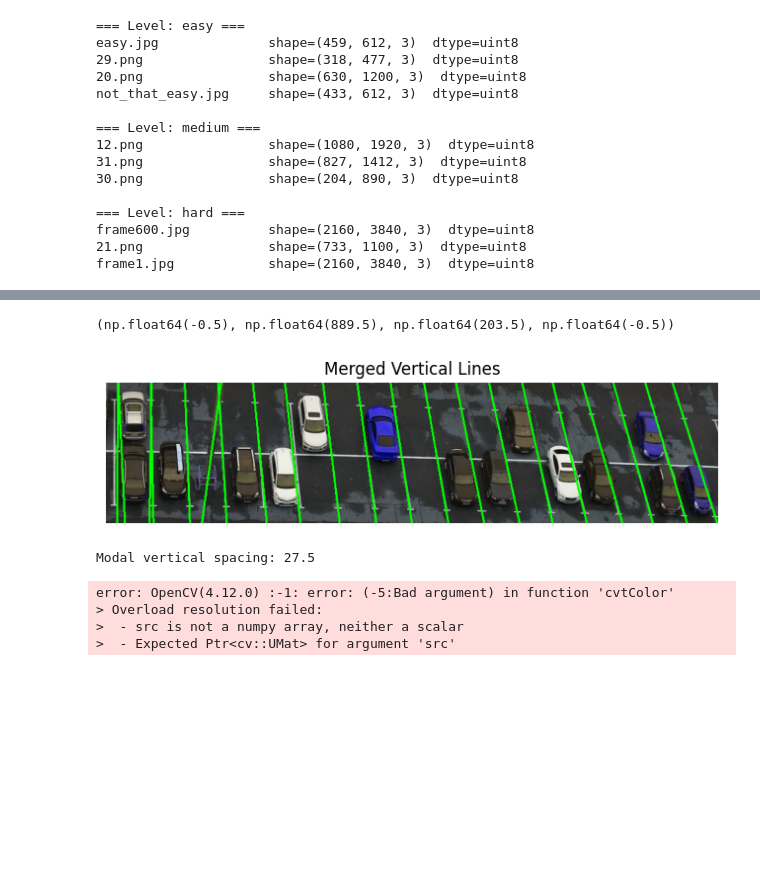
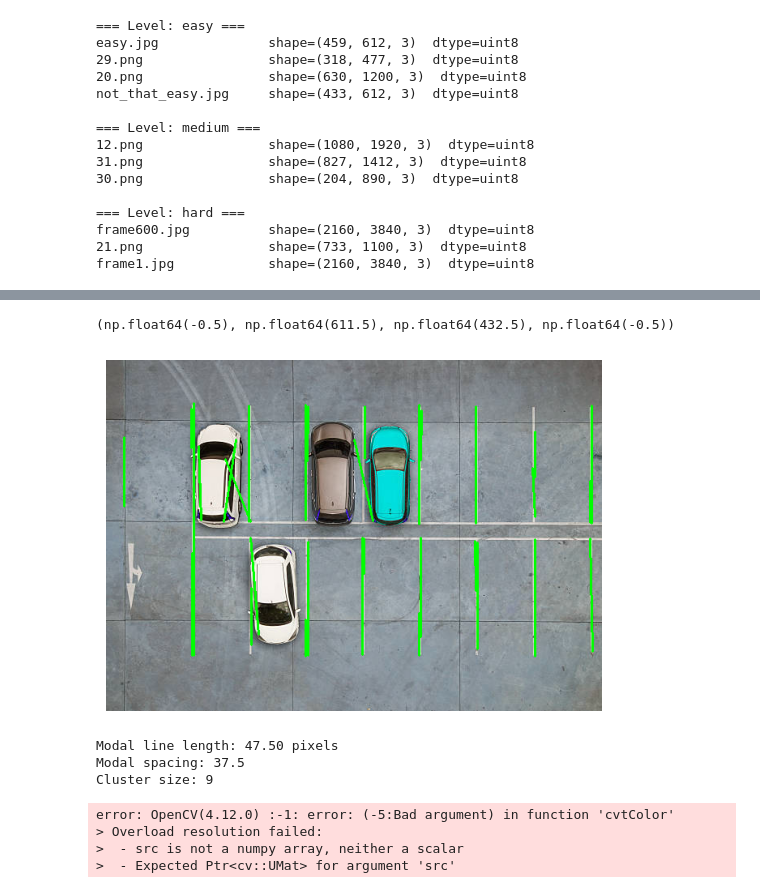
Before and after one commit to Bobfritguy/EE551_mini_project, a Jupyter notebook: mini_project.ipynb, the cells around one changed output, grey strips where cells are left out. Saved outputs shown, nothing was run; the diff lists cells and outputs as text; code cells hidden in the pictures; blank space fills up the shorter version.

```diff
--- a/mini_project.ipynb
+++ b/mini_project.ipynb
@@ -299,26 +293,0 @@ plt.axis("off")
-# %%
-merged_verticals = cluster_vertical_lines(filtered_lines, distance_thresh=20)
-
-# Draw on copy
-merged_vis = image.copy()
-
-for rho, theta in merged_verticals:
-    a = np.cos(theta)
-    b = np.sin(theta)
-    x0 = a * rho
-    y0 = b * rho
-
-    x1 = int(x0 + 2000 * (-b))
-    y1 = int(y0 + 2000 * (a))
-    x2 = int(x0 - 2000 * (-b))
-    y2 = int(y0 - 2000 * (a))
-
-    cv2.line(merged_vis, (x1, y1), (x2, y2), (0, 255, 0), 2)
-
-plt.figure(figsize=(8,8))
-plt.imshow(merged_vis)
-plt.title("Merged Vertical Lines")
-plt.axis("off")
-# %% [output]
-(np.float64(-0.5), np.float64(889.5), np.float64(203.5), np.float64(-0.5))
-[figure, removed]
@@ -325 +365,13 @@ plt.axis("off")
+# %%
+merged = merge_by_midpoint(filtered_lines, merge_radius=30)
+
+out = image.copy()
+for (x1, y1, x2, y2) in merged:
+    cv2.line(out, (x1, y1), (x2, y2), (0, 255, 0), 2)
+
+plt.imshow(out)
+plt.axis("off")
+# %% [output]
+(np.float64(-0.5), np.float64(611.5), np.float64(432.5), np.float64(-0.5))
+[figure, added]
 # %%
@@ -360,8 +467,17 @@ def modal_vertical_spacing(merged_verticals, bin_size=5):
 # %%
-modal_dist = modal_vertical_spacing(merged_verticals, bin_size=5)
-print("Modal vertical spacing:", modal_dist)
+spacing, cluster_items = find_modal_spacing_from_longest_cluster(
+    merged,
+    modal_angle_of_image,
+    cluster_radius=80,   # tunes how close midpoints must be to form a group
+    bin_size=5
+)
+
+print("Modal spacing:", spacing)
+print("Cluster size:", len(cluster_items))
 # %% [output]
-Modal vertical spacing: 27.5
+Modal line length: 47.50 pixels
+Modal spacing: 37.5
+Cluster size: 9
 # %%
 # Function to do the pipeline on the whole image.
 def do_pipeline(images_array, set_name, image_name):
```
Also changed, not shown: parts of 7 cells of this notebook.
